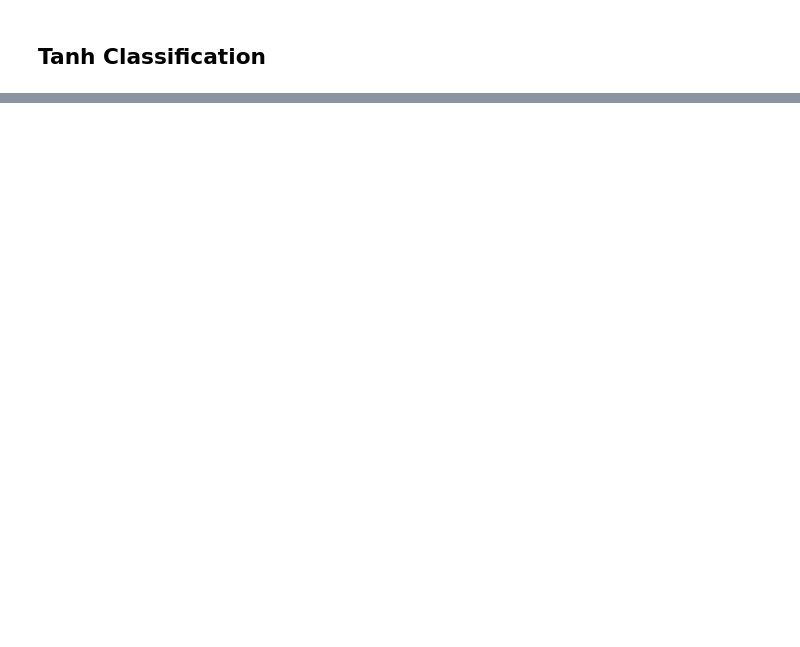
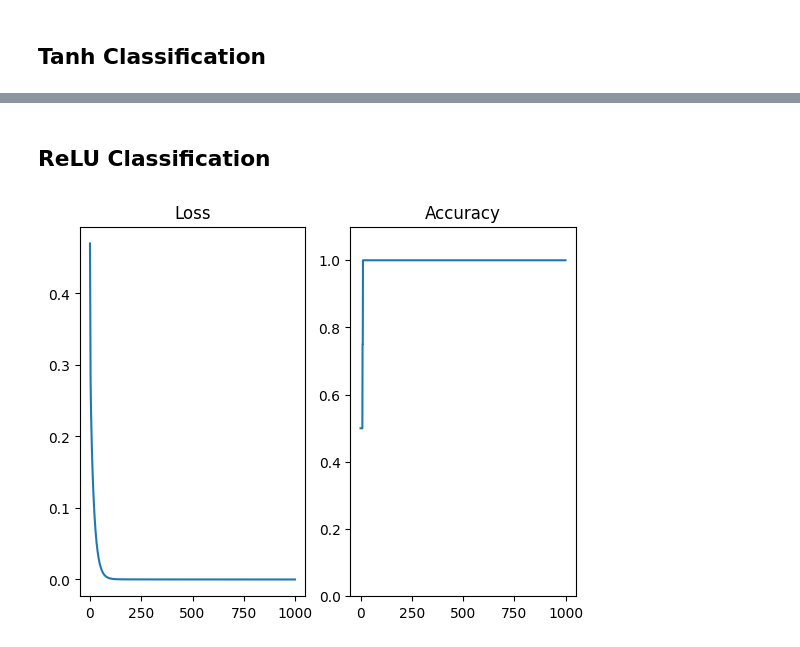
Before and after one commit to yehogwon/keratorch, a Jupyter notebook: model/binary_classifier.ipynb, the cells around one changed output, grey strips where cells are left out. Saved outputs shown, nothing was run; the diff lists cells and outputs as text; code cells hidden in the pictures; blank space fills up the shorter version.

```diff
--- a/model/binary_classifier.ipynb
+++ b/model/binary_classifier.ipynb
@@ -121,8 +127,8 @@ y = GradArray(np.array([[0], [1], [1], [0]]), name='y') # OR operation
 # %%
 logistic_xor_network = LogisticClassifier()
 loss = MSE()
-optim = SGD(logistic_xor_network.get_params(), lr=1e-3)
-n_epoch = 2000
+optim = SGD(logistic_xor_network.get_params(), lr=1e-1)
+n_epoch = 4000
 # %%
 loss_list = []
 acc_list = []
@@ -180,0 +187,31 @@ plt.show()
+# %% [markdown]
+## ReLU Classification
+# %%
+relu_xor_network = ReLUClassifier()
+loss = MSE()
+optim = SGD(relu_xor_network.get_params(), lr=1e-2)
+n_epoch = 1000
+# %%
+loss_list = []
+acc_list = []
+for epoch in tqdm(range(n_epoch)):
+    y_pred = relu_xor_network(x)
+    l = loss(y_pred, y)
+    loss_list.append((epoch, l.item()))
+    loss.backward()
+    optim.step()
+
+    acc = np.mean((y_pred._array.round() == y._array).astype(np.float32))
+    acc_list.append((epoch, acc))
+# %%
+plt.subplot(1, 2, 1)
+plt.title('Loss')
+plt.plot(*zip(*loss_list))
+
+plt.subplot(1, 2, 2)
+plt.title('Accuracy')
+plt.ylim(0, 1.1)
+plt.plot(*zip(*acc_list))
+plt.show()
+# %% [output]
+[figure, added]
```
Also changed, not shown: parts of 9 cells of this notebook, 3 other files.
